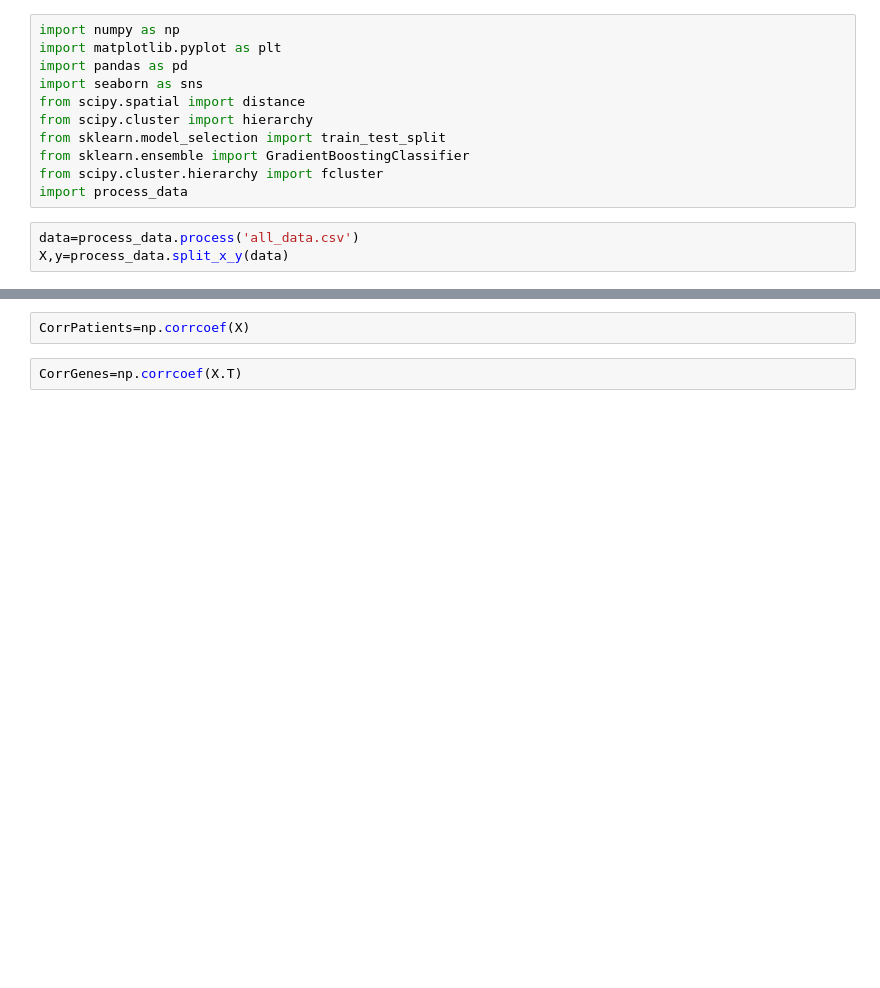
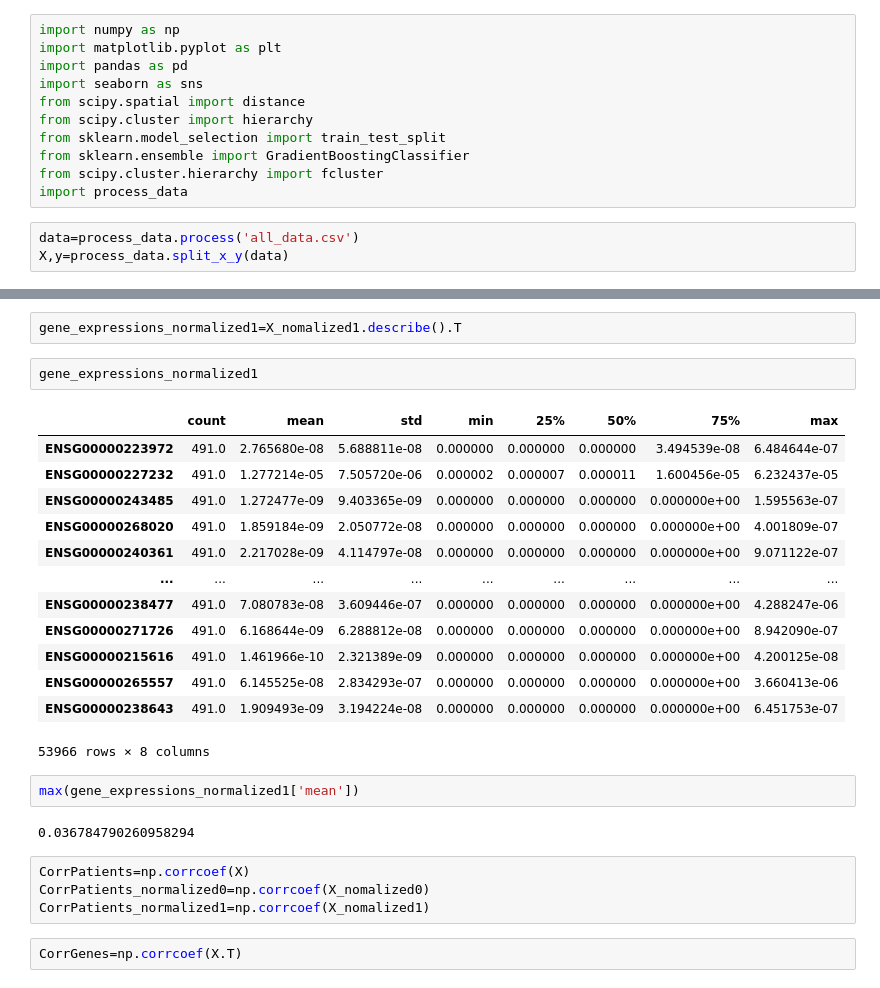
Before and after one commit to Syrinechen/Myeloma-project-draft, a Jupyter notebook: correlations.ipynb, the cells around one changed output, grey strips where cells are left out. Saved outputs shown, nothing was run; the diff lists cells and outputs as text; blank space fills up the shorter version.

```diff
--- a/correlations.ipynb
+++ b/correlations.ipynb
@@ -15,5 +47,29 @@ X,y=process_data.split_x_y(data)
+# %%
+gene_expressions_normalized1=X_nomalized1.describe().T
+# %%
+gene_expressions_normalized1
+# %% [output]
+|  | count | mean | std | min | 25% | 50% | 75% | max |
+| ENSG00000223972 | 491.0 | 2.765680e-08 | 5.688811e-08 | 0.000000 | 0.000000 | 0.000000 | 3.494539e-08 | 6.484644e-07 |
+| ENSG00000227232 | 491.0 | 1.277214e-05 | 7.505720e-06 | 0.000002 | 0.000007 | 0.000011 | 1.600456e-05 | 6.232437e-05 |
+| ENSG00000243485 | 491.0 | 1.272477e-09 | 9.403365e-09 | 0.000000 | 0.000000 | 0.000000 | 0.000000e+00 | 1.595563e-07 |
+| ENSG00000268020 | 491.0 | 1.859184e-09 | 2.050772e-08 | 0.000000 | 0.000000 | 0.000000 | 0.000000e+00 | 4.001809e-07 |
+| ENSG00000240361 | 491.0 | 2.217028e-09 | 4.114797e-08 | 0.000000 | 0.000000 | 0.000000 | 0.000000e+00 | 9.071122e-07 |
+| ... | ... | ... | ... | ... | ... | ... | ... | ... |
+| ENSG00000238477 | 491.0 | 7.080783e-08 | 3.609446e-07 | 0.000000 | 0.000000 | 0.000000 | 0.000000e+00 | 4.288247e-06 |
+| ENSG00000271726 | 491.0 | 6.168644e-09 | 6.288812e-08 | 0.000000 | 0.000000 | 0.000000 | 0.000000e+00 | 8.942090e-07 |
+| ENSG00000215616 | 491.0 | 1.461966e-10 | 2.321389e-09 | 0.000000 | 0.000000 | 0.000000 | 0.000000e+00 | 4.200125e-08 |
+| ENSG00000265557 | 491.0 | 6.145525e-08 | 2.834293e-07 | 0.000000 | 0.000000 | 0.000000 | 0.000000e+00 | 3.660413e-06 |
+| ENSG00000238643 | 491.0 | 1.909493e-09 | 3.194224e-08 | 0.000000 | 0.000000 | 0.000000 | 0.000000e+00 | 6.451753e-07 |
+53966 rows × 8 columns
+# %%
+max(gene_expressions_normalized1['mean'])
+# %% [output]
+0.036784790260958294
 # %%
 CorrPatients=np.corrcoef(X)
+CorrPatients_normalized0=np.corrcoef(X_nomalized0)
+CorrPatients_normalized1=np.corrcoef(X_nomalized1)
 # %%
 CorrGenes=np.corrcoef(X.T)
 # %%
```
Also changed, not shown: parts of 35 cells of this notebook, 1 other file.
